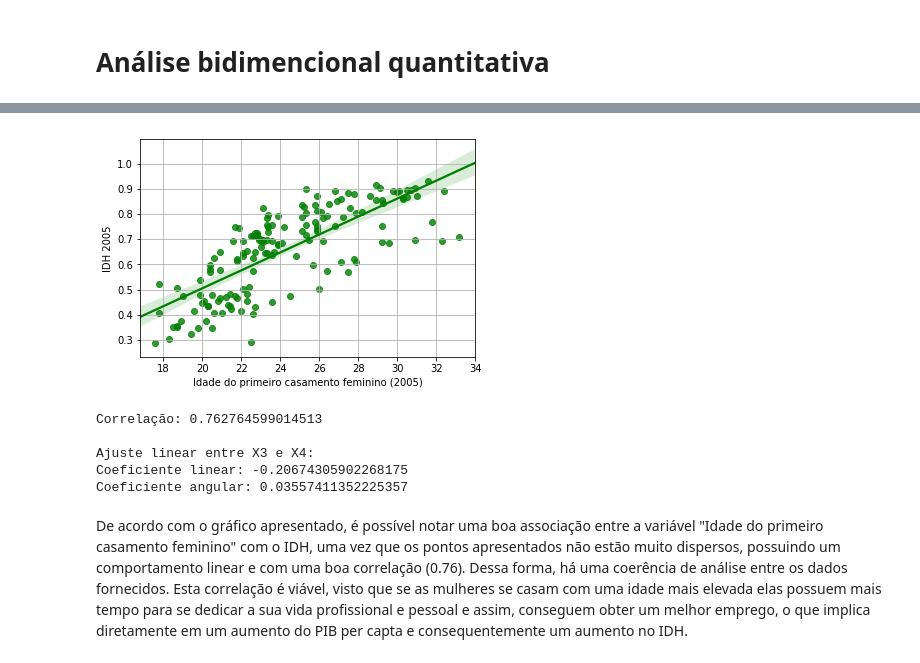
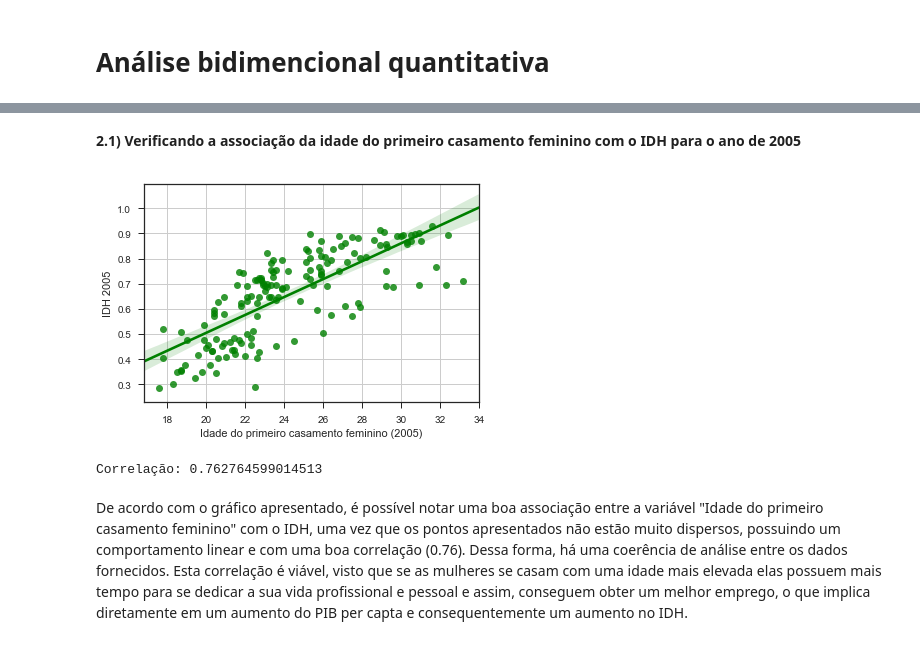
Before and after one commit to pedr0luiz/P1_Dados_Pedro_Luiz, a Jupyter notebook: P1_Dados_Pedro_Luiz.ipynb, the cells around one changed output, grey strips where cells are left out. Saved outputs shown, nothing was run; the diff lists cells and outputs as text; code cells hidden in the pictures.

```diff
--- a/P1_Dados_Pedro_Luiz.ipynb
+++ b/P1_Dados_Pedro_Luiz.ipynb
@@ -161,20 +217,15 @@ def reta(dados_x, dados_y):
+# %% [markdown]
+**2.1) Verificando a associação da idade do primeiro casamento feminino com o IDH para o ano de 2005**
 # %%
-#Verificando a associação da idade do primeiro casamento feminino com o IDH
-
 sns.regplot(data['2005_idade_casamento'], data['2005_idh'], color=('green'))
 plt.xlabel('Idade do primeiro casamento feminino (2005)')
 plt.ylabel('IDH 2005')
 plt.grid()
 plt.show()
 
 print("Correlação: {}\n".format(cor['2005_idade_casamento']['2005_idh']))
-reta(data['2005_idade_casamento'], data['2005_idh'])
 # %% [output]
-[figure, old version]
+[figure, new version]
 Correlação: 0.762764599014513
-
-Ajuste linear entre X3 e X4:
-Coeficiente linear: -0.20674305902268175
-Coeficiente angular: 0.03557411352225357
 # %% [markdown]
 De acordo com o gráfico apresentado, é possível notar uma boa associação entre a variável "Idade do primeiro casamento feminino" com o IDH, uma vez que os pontos apresentados não estão muito dispersos, possuindo um comportamento linear e com uma boa correlação (0.76). Dessa forma, há uma coerência de análise entre os dados fornecidos. Esta correlação é viável, visto que se as mulheres se casam com uma idade mais elevada elas possuem mais tempo para se dedicar a sua vida profissional e pessoal e assim, conseguem obter um melhor emprego, o que implica diretamente em um aumento do PIB per capta e consequentemente um aumento no IDH.
```
Also changed, not shown: parts of 30 cells of this notebook.
